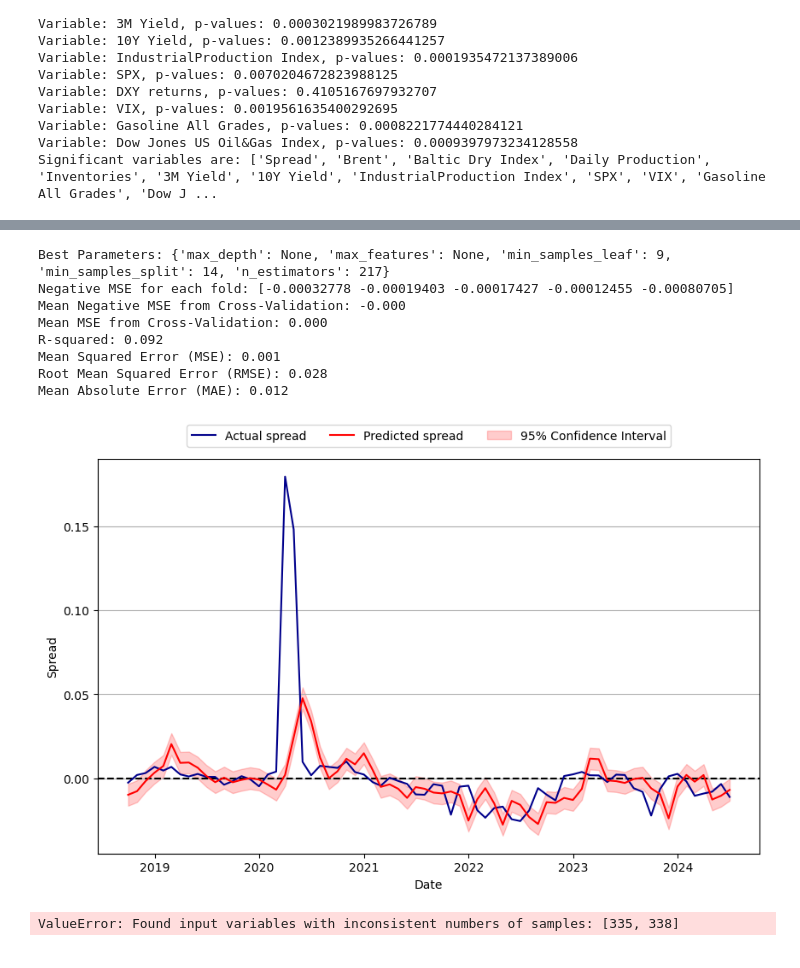
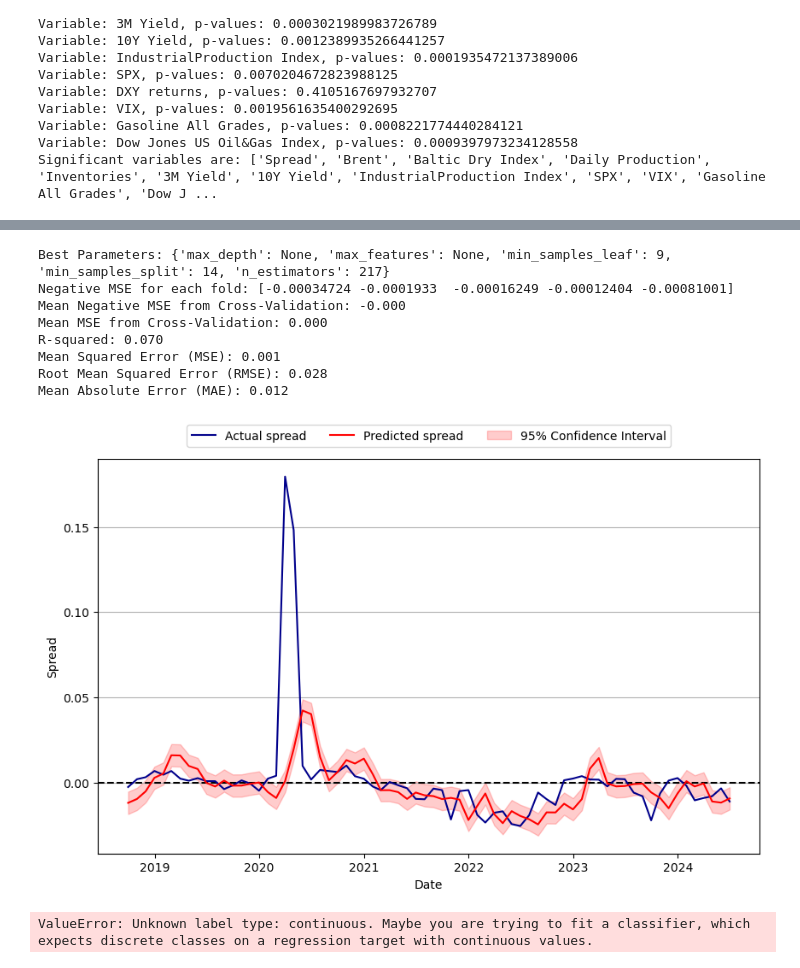
Before and after one commit to j0nl925/MSc-Finance-Econometrics-Coursework, a Jupyter notebook: Coursework.ipynb, the cells around one changed output, grey strips where cells are left out. Saved outputs shown, nothing was run; the diff lists cells and outputs as text; code cells hidden in the pictures.

```diff
--- a/Coursework.ipynb
+++ b/Coursework.ipynb
@@ -195,6 +147,7 @@ from scipy.stats import randint, norm
 
 # Prepare data for RandomForestRegressor
 random_forest_data = merged_data_adfuller_cleaned[significant_vars]
+random_forest_data = random_forest_data.drop
 
 # Create lag features
 for lag in range(1, 5):  # 3 lagged features
@@ -222,7 +175,7 @@ X_train, X_test, y_train, y_test = train_test_split(X, y, test_size=0.2, shuffle
 
 # Fit the RandomForestRegressor model
 rf_model = RandomForestRegressor(n_estimators=100, random_state=60)
-rf_model.fit(X_train, y_train, sample_weight=weights[:len(y_train)])
+rf_model.fit(X_train, y_train)
 
 # Hyperparameter tuning with RandomizedSearchCV
 param_dist = {
@@ -269,36 +222,36 @@ margin_of_error = z_score * (std_error / np.sqrt(n))
 
 ci_lower = y_pred - margin_of_error
 ci_upper = y_pred + margin_of_error
 
 # Ensure dataset is sorted by date for plotting
 merged_data_cleaned = merged_data_adfuller_cleaned.sort_values('Date')
 
 # Apply exponential transformation correctly
 residuals = np.exp(residuals) - 1
 
 # Plot results
 plt.figure(figsize=(10, 6))
 plt.grid(axis='y')
 plt.axhline(y=0, color='black', linestyle='--')
 plt.plot(merged_data_cleaned['Date'].iloc[-len(y_test):], y_test, label='Actual spread', color='darkblue')
 plt.plot(merged_data_cleaned['Date'].iloc[-len(y_pred):], y_pred, label='Predicted spread', color='red')
 plt.fill_between(
     merged_data_cleaned['Date'].iloc[-len(y_pred):], ci_lower, ci_upper, color='red', alpha=0.2, label='95% Confidence Interval'
 )
 plt.xlabel('Date')
 plt.ylabel('Spread')
 plt.legend(loc='upper center', bbox_to_anchor=(0.5, 1.1), ncol=3)
 plt.show()
 # %% [output]
 Best Parameters: {'max_depth': None, 'max_features': None, 'min_samples_leaf': 9, 'min_samples_split': 14, 'n_estimators': 217}
-Negative MSE for each fold: [-0.00032778 -0.00019403 -0.00017427 -0.00012455 -0.00080705]
+Negative MSE for each fold: [-0.00034724 -0.0001933  -0.00016249 -0.00012404 -0.00081001]
 Mean Negative MSE from Cross-Validation: -0.000
 Mean MSE from Cross-Validation: 0.000
-R-squared: 0.092
+R-squared: 0.070
 Mean Squared Error (MSE): 0.001
 Root Mean Squared Error (RMSE): 0.028
 Mean Absolute Error (MAE): 0.012
-[figure, old version]
+[figure, new version]
 # %%
 # Compute daily percentage change
 spread_pct_change = merged_data_adfuller_cleaned['Spread'].pct_change()
@@ -330,7 +280,7 @@ X = pd.concat([random_forest_data.shift(i) for i in range(1, optimal_lag+1)], ax
 X_train, X_test, y_train, y_test = train_test_split(X, y, test_size=0.2, shuffle=False)
 
 # Fit the in-sample data to the RandomForestRegressor
-rf_model = RandomForestRegressor(n_estimators=250, random_state=60)
+rf_model = RandomForestRegressor(n_estimators=250, random_state=60, max_depth=20, min_samples_split=12)
 rf_model.fit(X_train, y_train, sample_weight=weights[:len(y_train)])
 
 from sklearn.model_selection import RandomizedSearchCV
@@ -411,7 +361,7 @@ plt.xlabel('Date')
 plt.ylabel('Spread')
 plt.legend(loc='upper center', bbox_to_anchor=(0.5, 1.1), ncol=3)
 # %% [output]
-ValueError: Found input variables with inconsistent numbers of samples: [335, 338]
+ValueError: Unknown label type: continuous. Maybe you are trying to fit a classifier, which expects discrete classes on a regression target with continuous values.
 # %%
 # Create a 2x3 grid of subplots (2 rows, 3 columns)
 fig, ax = plt.subplots(2, 2, figsize=(10, 10))
```
Also changed, not shown: parts of 5 cells of this notebook.
